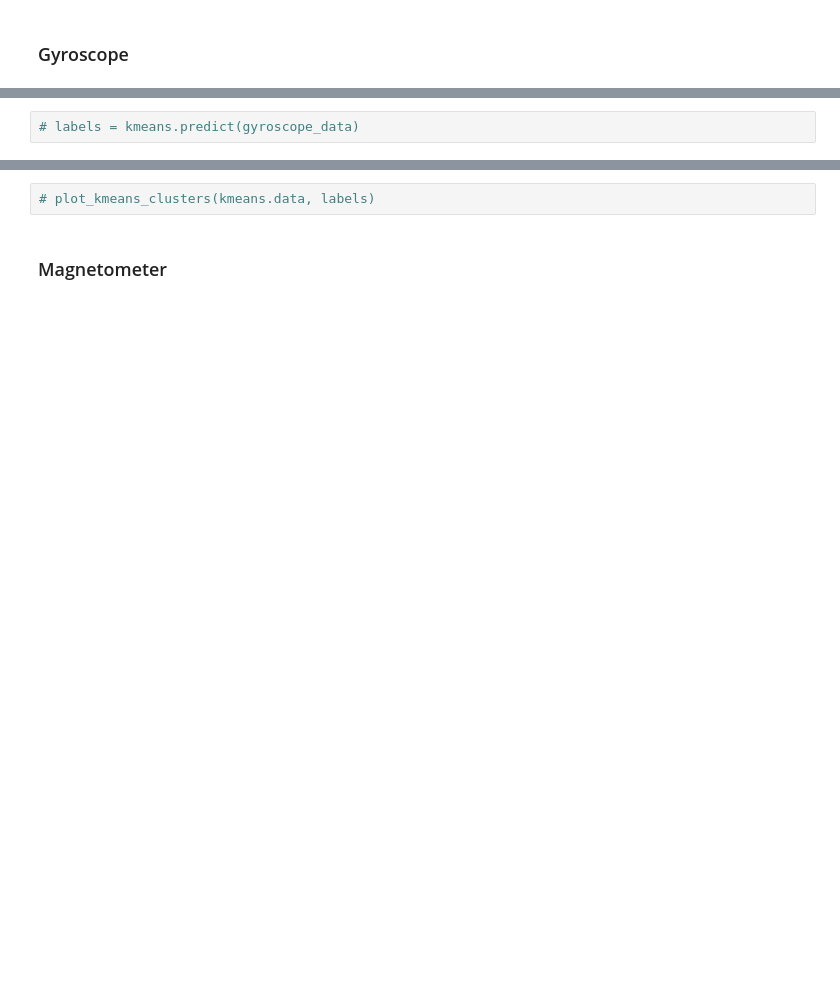
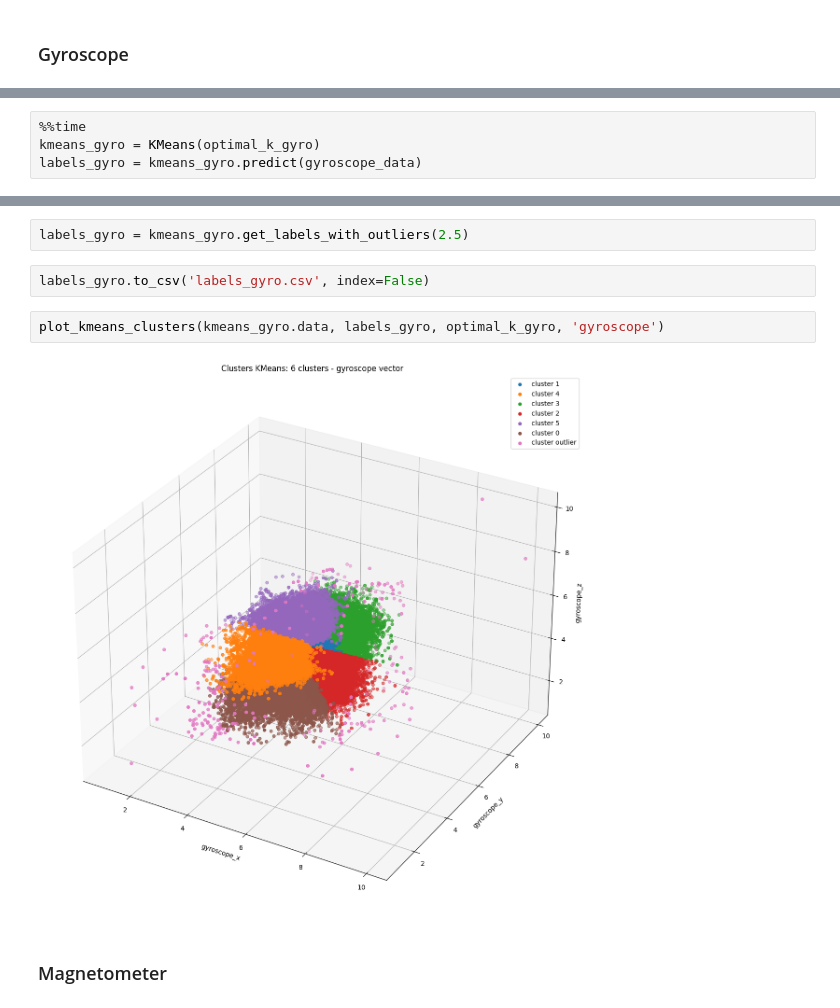
Before and after one commit to PugtgYosuky/clf-human-activities, a Jupyter notebook: src/project.ipynb, the cells around one changed output, grey strips where cells are left out. Cells and saved outputs as stored; diff of their text form; blank space fills up the shorter version.

```diff
--- a/src/project.ipynb
+++ b/src/project.ipynb
@@ -154,2 +241,4 @@ Como se pode observer, segundo o método Elbow, k=9 parece ser o número de clus
 # %%
-# labels = kmeans.predict(gyroscope_data)
+%%time
+kmeans_gyro = KMeans(optimal_k_gyro)
+labels_gyro = kmeans_gyro.predict(gyroscope_data)
@@ -156,4 +263,10 @@ Como se pode observer, segundo o método Elbow, k=9 parece ser o número de clus
+# %%
+labels_gyro = kmeans_gyro.get_labels_with_outliers(2.5)
+# %%
+labels_gyro.to_csv('labels_gyro.csv', index=False)
 # %%
-# plot_kmeans_clusters(kmeans.data, labels)
+plot_kmeans_clusters(kmeans_gyro.data, labels_gyro, optimal_k_gyro, 'gyroscope')
+# %% [output]
+[figure, added]
 # %% [markdown]
 ### Magnetometer
```
Also changed, not shown: parts of 63 cells of this notebook, 7 other files.
